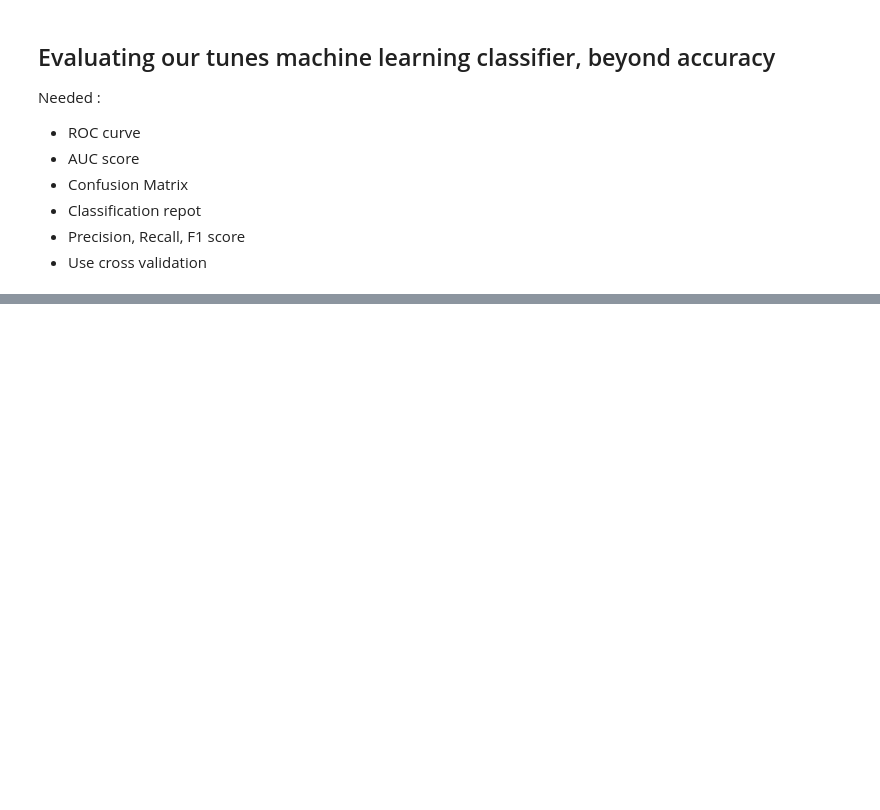
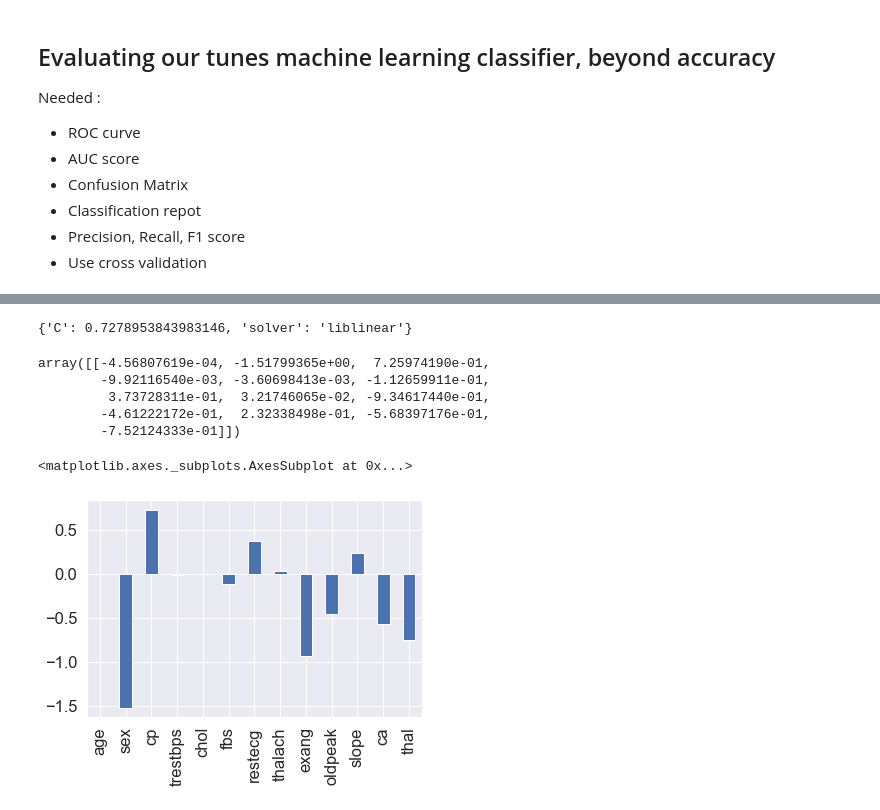
Before and after one commit to jschmidt345/data_analytics_ML, a Jupyter notebook: heart_disease_project/heart_disease_classification.ipynb, the cells around one changed output, grey strips where cells are left out. Cells and saved outputs as stored; diff of their text form; code cells hidden in the pictures; blank space fills up the shorter version.

```diff
--- a/heart_disease_project/heart_disease_classification.ipynb
+++ b/heart_disease_project/heart_disease_classification.ipynb
@@ -647,0 +726,30 @@ conf_matrix(y_test, y_preds);
+# %%
+# Fit an instance of logit
+gs_log_reg.best_params_
+# %% [output]
+{'C': 0.7278953843983146, 'solver': 'liblinear'}
+# %%
+# instantiate model
+logit = LogisticRegression(C = 0.7278953843983146, solver = 'liblinear')
+# %%
+# fit model
+logit.fit(X_train, y_train);
+# %%
+# Check coef_
+logit.coef_
+# %% [output]
+array([[-4.56807619e-04, -1.51799365e+00,  7.25974190e-01,
+        -9.92116540e-03, -3.60698413e-03, -1.12659911e-01,
+         3.73728311e-01,  3.21746065e-02, -9.34617440e-01,
+        -4.61222172e-01,  2.32338498e-01, -5.68397176e-01,
+        -7.52124333e-01]])
+# %%
+# match coef's of features to columns
+feature_dict = pd.DataFrame(dict(zip(df.columns, list(logit.coef_[0]))), index=['Coefficients'])
+# %%
+feature_dict = feature_dict.T
+# %%
+feature_dict.plot(kind='bar', legend=False)
+# %% [output]
+<matplotlib.axes._subplots.AxesSubplot at 0x...>
+[figure, added]
```
Also changed, not shown: parts of 20 cells of this notebook.
